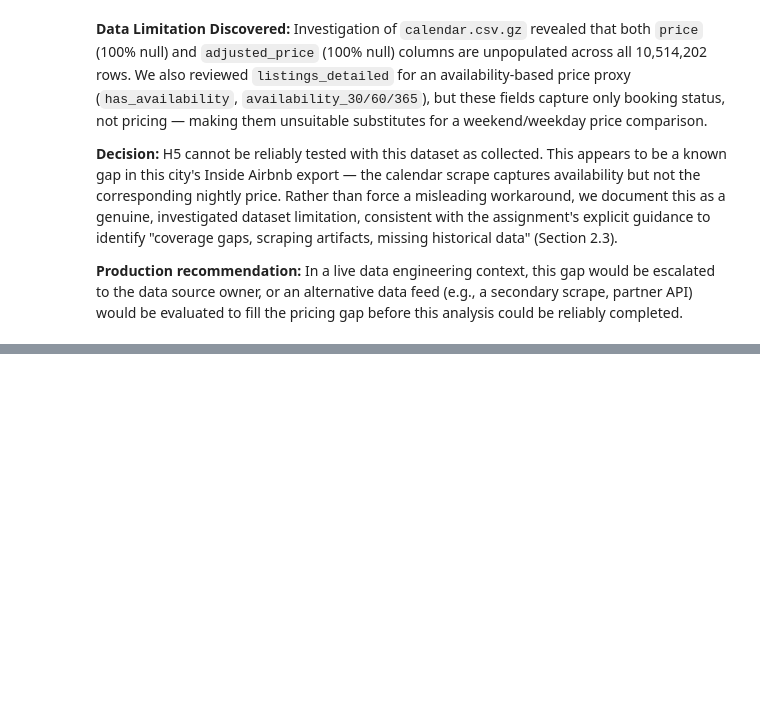
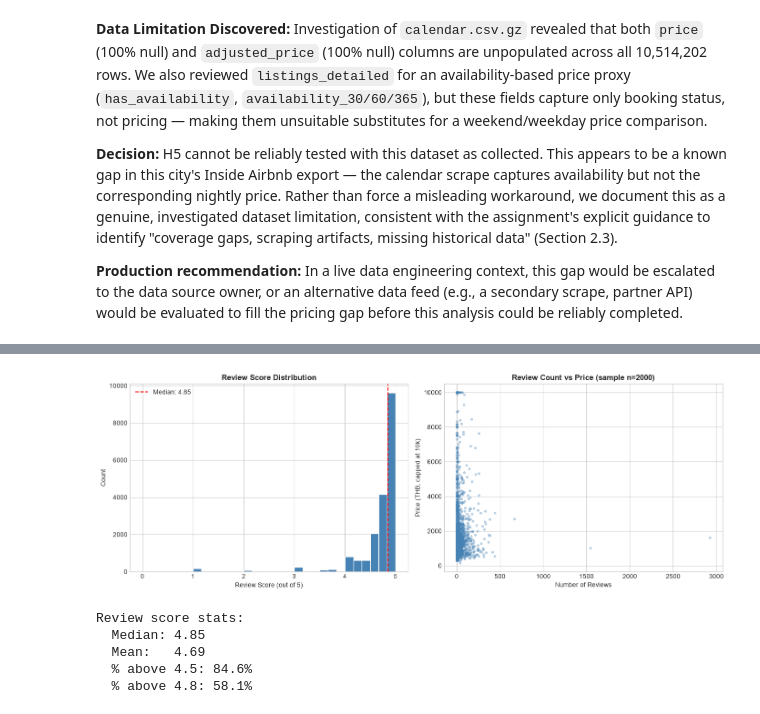
Before and after one commit to SathsaraniBS/airbnb-analysis, a Jupyter notebook: notebooks/01_data_exploration.ipynb, the cells around one changed output, grey strips where cells are left out. Cells and saved outputs as stored; diff of their text form; code cells hidden in the pictures; blank space fills up the shorter version.

```diff
--- a/notebooks/01_data_exploration.ipynb
+++ b/notebooks/01_data_exploration.ipynb
@@ -567,0 +787,48 @@ this analysis could be reliably completed.
+# %%
+# Review score distribution
+review_scores = listings_detailed['review_scores_rating'].dropna()
+
+fig, axes = plt.subplots(1, 2, figsize=(14, 5))
+
+# Chart 1: Review score distribution
+axes[0].hist(review_scores, bins=30, color='steelblue', edgecolor='white')
+axes[0].set_title('Review Score Distribution', fontweight='bold')
+axes[0].set_xlabel('Review Score (out of 5)')
+axes[0].set_ylabel('Count')
+axes[0].axvline(review_scores.median(), color='red',
+                linestyle='--', label=f'Median: {review_scores.median():.2f}')
+axes[0].legend()
+
+# Chart 2: Review count vs price scatter
+sample = listings_detailed[
+    (listings_detailed['price'].notna()) &
+    (listings_detailed['number_of_reviews'] > 0)
+].sample(2000, random_state=42)
+
+sample_price = pd.to_numeric(
+    sample['price'].astype(str).str.replace('[$,]','',regex=True),
+    errors='coerce'
+)
+
+axes[1].scatter(sample['number_of_reviews'],
+                sample_price.clip(upper=10000),
+                alpha=0.3, color='steelblue', s=10)
+axes[1].set_title('Review Count vs Price (sample n=2000)', fontweight='bold')
+axes[1].set_xlabel('Number of Reviews')
+axes[1].set_ylabel('Price (THB, capped at 10k)')
+
+plt.tight_layout()
+plt.show()
+
+print(f"Review score stats:")
+print(f"  Median: {review_scores.median():.2f}")
+print(f"  Mean:   {review_scores.mean():.2f}")
+print(f"  % above 4.5: {(review_scores >= 4.5).sum()/len(review_scores)*100:.1f}%")
+print(f"  % above 4.8: {(review_scores >= 4.8).sum()/len(review_scores)*100:.1f}%")
+# %% [output]
+[figure, added]
+Review score stats:
+  Median: 4.85
+  Mean:   4.69
+  % above 4.5: 84.6%
+  % above 4.8: 58.1%
```
Also changed, not shown: parts of 20 cells of this notebook.
